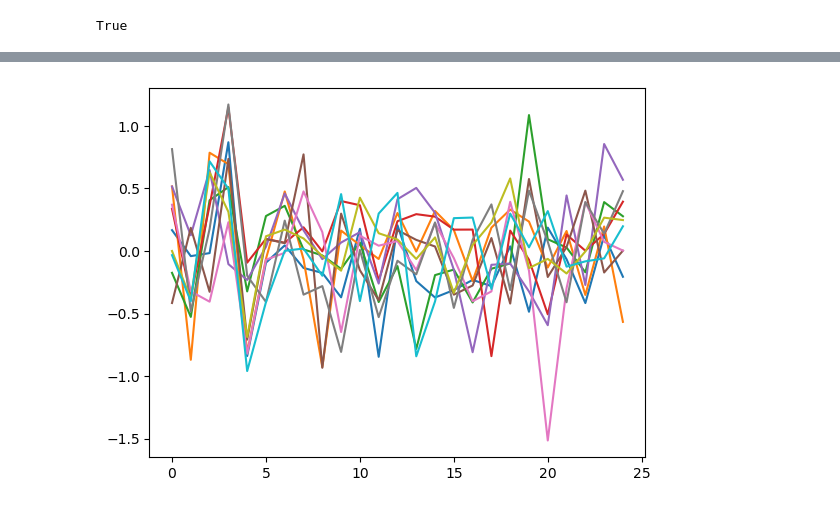
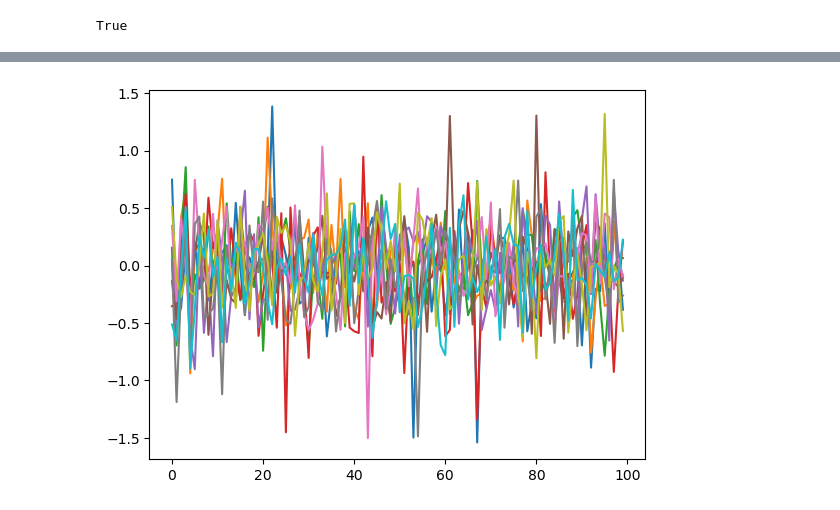
Before and after one commit to Knxd3/ARIMA-Time-Series-w-Simulation, a Jupyter notebook: TimeSeriesArima.ipynb, the cells around one changed output, grey strips where cells are left out. Saved outputs shown, nothing was run; the diff lists cells and outputs as text; code cells hidden in the pictures.

```diff
--- a/TimeSeriesArima.ipynb
+++ b/TimeSeriesArima.ipynb
@@ -295,6 +474,6 @@ SARIMAX Results
 Warnings:
 [1] Covariance matrix calculated using the outer product of gradients (complex-step).
 # %%
-fcsts = ts_analyser.n_forecasts(n_sim=10, n_periods = 25, plot_sample = True)
+fcsts = ts_analyser.n_forecasts(n_sim=10, n_periods = 100, plot_sample = True)
 # %% [output]
-[figure, old version]
+[figure, new version]
```
Also changed, not shown: parts of 8 cells of this notebook, 1 other file.
